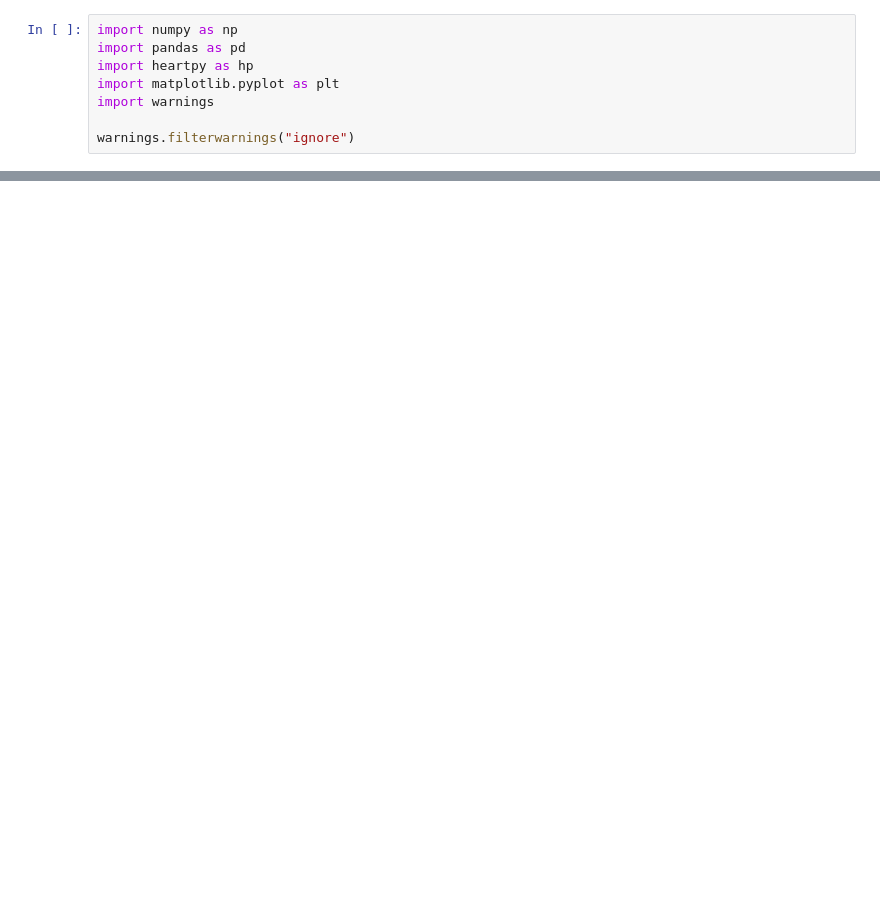
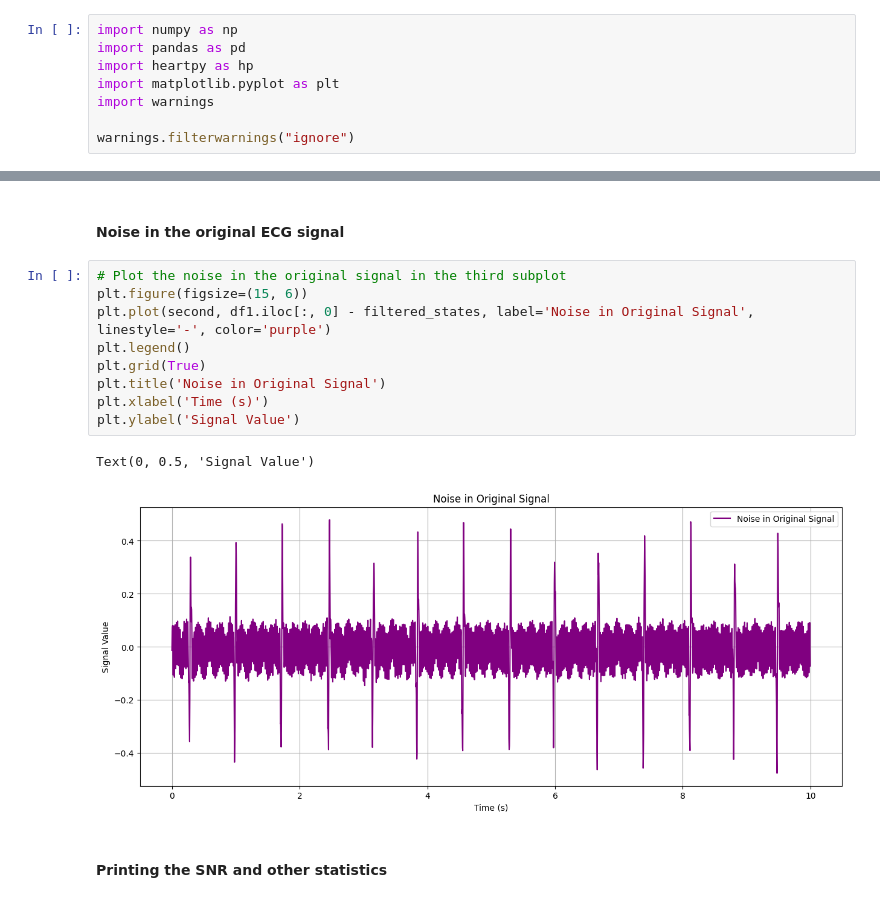
Before and after one commit to ig-BaymaX/Kalman-filter, a Jupyter notebook: Test.ipynb, the cells around one changed output, grey strips where cells are left out. Cells and saved outputs as stored; diff of their text form; blank space fills up the shorter version.

```diff
--- a/Test.ipynb
+++ b/Test.ipynb
@@ -177,0 +181,16 @@ Original Signal to Signal after applying Kalman Filter Ratio: 3.9539250299076856
+# %% [markdown]
+#### <b> Noise in the original ECG signal </b>
+# %%
+# Plot the noise in the original signal in the third subplot
+plt.figure(figsize=(15, 6))
+plt.plot(second, df1.iloc[:, 0] - filtered_states, label='Noise in Original Signal', linestyle='-', color='purple')
+plt.legend()
+plt.grid(True)
+plt.title('Noise in Original Signal')
+plt.xlabel('Time (s)')
+plt.ylabel('Signal Value')
+# %% [output]
+Text(0, 0.5, 'Signal Value')
+[figure, added]
+# %% [markdown]
+#### <b> Printing the SNR and other statistics </b>
```
Also changed, not shown: parts of 24 cells of this notebook.
